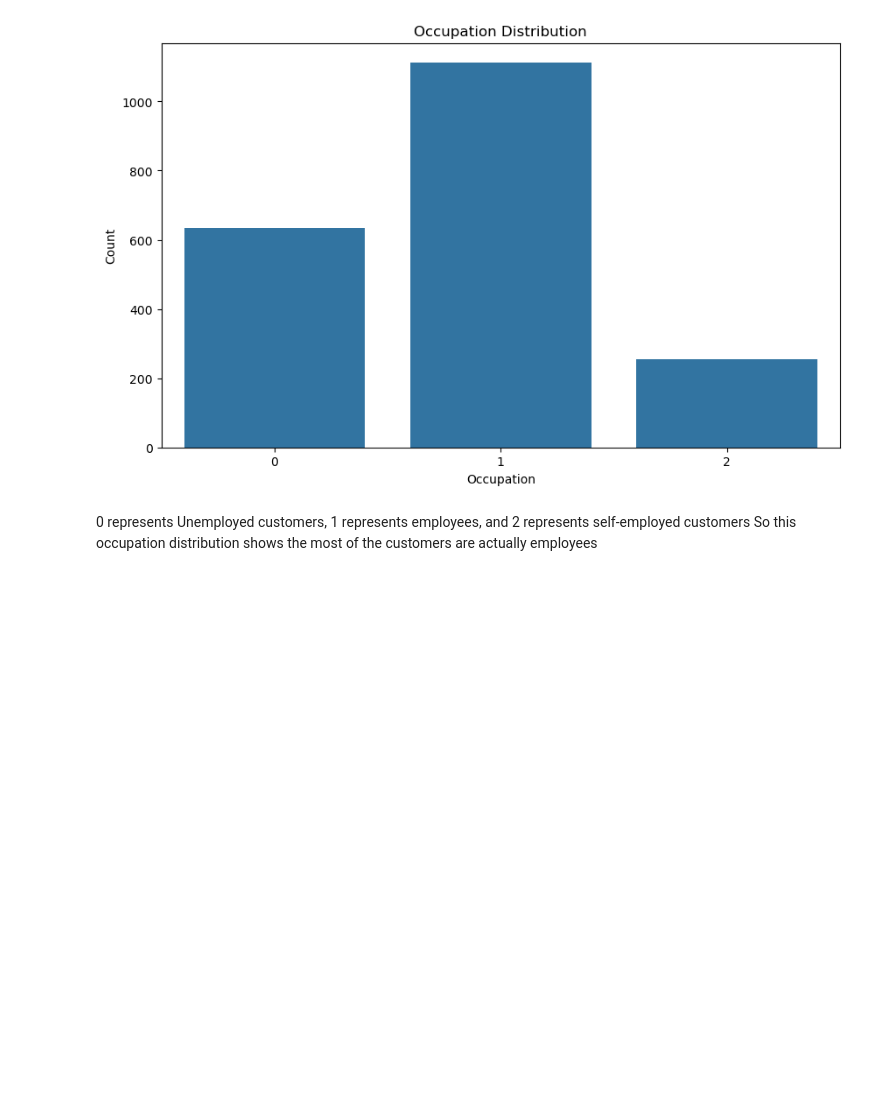
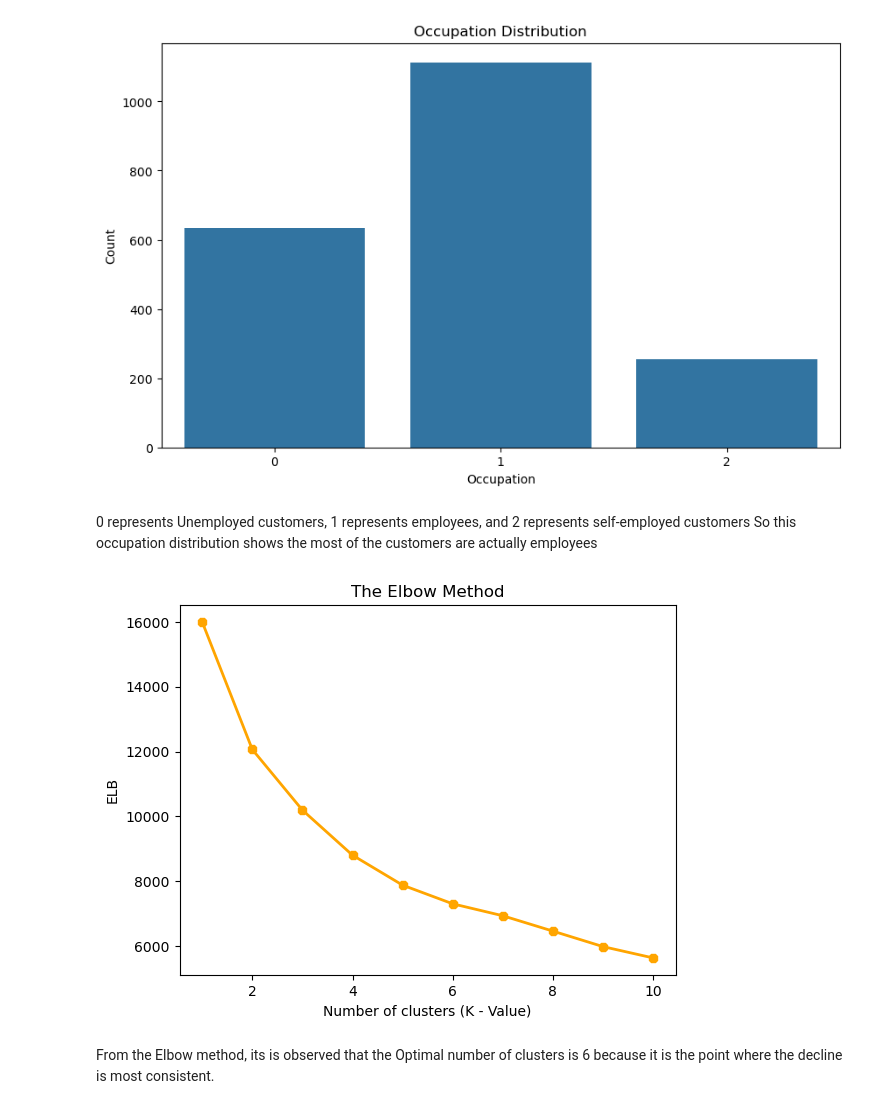
Before and after one commit to Olaedo23/Customer-segmentation, a Jupyter notebook: Customer_data.ipynb, the cells around one changed output. Drawn from its saved outputs; the diff is of its cells as text; code cells hidden in the pictures; blank space fills up the shorter version.

```diff
--- a/Customer_data.ipynb
+++ b/Customer_data.ipynb
@@ -227,0 +222,26 @@ So this occupation distribution shows the most of the customers are actually emp
+# %%
+#To determine the optimal number of clusters using the Elbow method
+from sklearn.cluster import KMeans
+
+#Initiate elb using empty list
+elb = []
+
+#initiate iteration process using a for loop
+for i in range(1, 11):
+    kmeans = KMeans(n_clusters = i, random_state = 42)
+    kmeans.fit(data_scaled)
+
+    #Append results to elb list
+    elb.append(kmeans.inertia_)
+
+
+#Plot results
+plt.plot(range(1, 11), elb, linewidth=2, color="orange", marker="8")
+plt.title('The Elbow Method')
+plt.xlabel('Number of clusters (K - Value)')
+plt.ylabel('ELB')
+plt.show()
+# %% [output]
+[figure, added]
+# %% [markdown]
+From the Elbow method, its is observed that the Optimal number of clusters is 6 because it is the point where the decline is most consistent.
```
Also changed, not shown: parts of 13 cells of this notebook.
